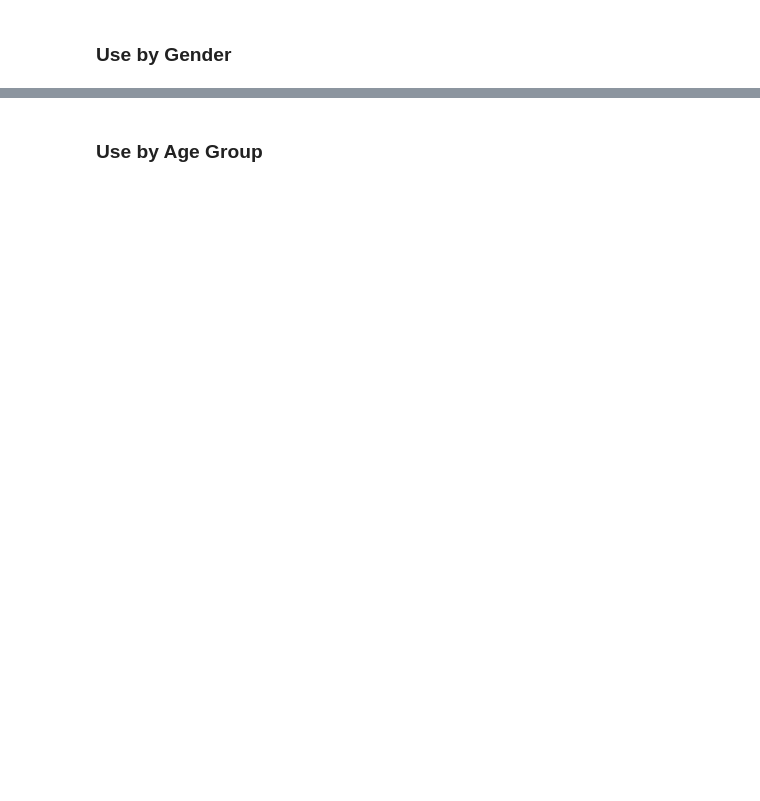
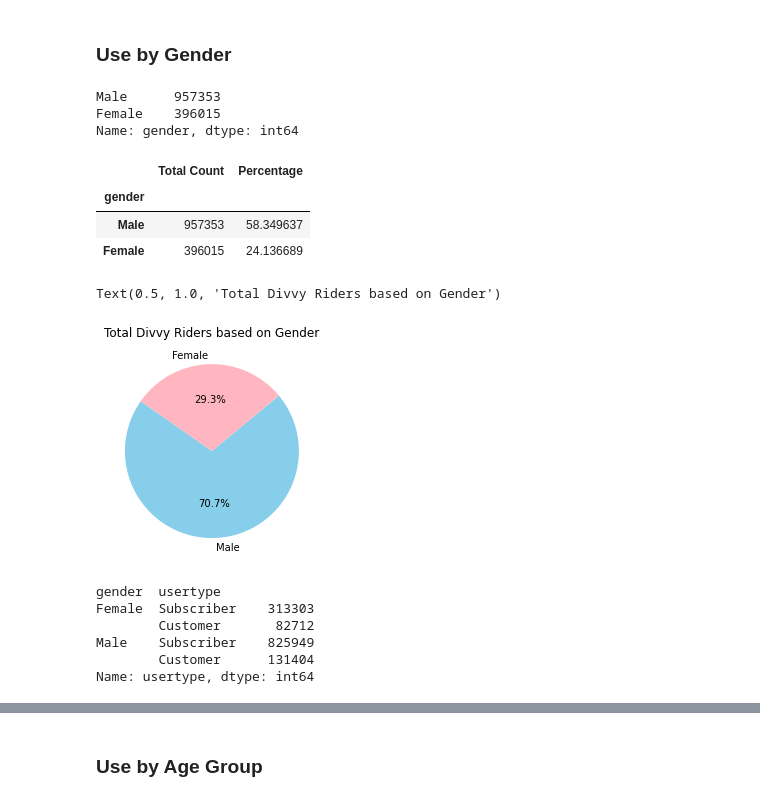
Before and after one commit to ruthhinkle/divvy-analysis, a Jupyter notebook: Divvy'ing_Up_Data_Final_Notebook.ipynb, the cells around one changed output, grey strips where cells are left out. Saved outputs shown, nothing was run; the diff lists cells and outputs as text; code cells hidden in the pictures; blank space fills up the shorter version.

```diff
--- a/Divvy'ing_Up_Data_Final_Notebook.ipynb
+++ b/Divvy'ing_Up_Data_Final_Notebook.ipynb
@@ -48,0 +258,4 @@ divvy_df.columns
+# %%
+# Convert bike ID to string
+divvy_df['bikeid'] = divvy_df['bikeid'].astype(str)
+divvy_df['bikeid'].dtypes
@@ -107,2 +416,51 @@ plt.tight_layout()
 # %% [markdown]
 ### Use by Gender
+# %%
+# Find amount of Male and Female riders
+divvy_df['gender'].value_counts()
+# %% [output]
+Male      957353
+Female    396015
+Name: gender, dtype: int64
+# %%
+# Group by gender
+usertype_gender_df = divvy_df.groupby('gender')
+
+# Count number of trips for each gender
+count_number_gender = divvy_df['trip_id'].nunique()
+
+# Count number of each gender
+gender_type_number = usertype_gender_df['trip_id'].nunique()
+
+# Calculate percentage for gender
+percent_gender =  gender_type_number / count_number_gender * 100
+
+# Display gender demographics
+gender_demographics_df = pd.DataFrame({'Total Count':gender_type_number,
+                                       'Percentage':percent_gender})
+gender_demographics_df.sort_values('Total Count', ascending = False)
+# %% [output]
+|  | Total Count | Percentage |
+| gender |  |  |
+| Male | 957353 | 58.349637 |
+| Female | 396015 | 24.136689 |
+# %%
+# Total Divvy Riders based on Gender- PIE CHART
+gender_data = divvy_df['gender'].value_counts()
+gender_labels = ['Male','Female']
+colours = ['skyblue', 'lightpink']
+plt.pie(gender_data, labels= gender_labels, colors=colours, autopct="%1.1f%%", startangle=145)
+plt.title("Total Divvy Riders based on Gender")
+# %% [output]
+Text(0.5, 1.0, 'Total Divvy Riders based on Gender')
+[figure, added]
+# %%
+# Find breakdown of each gender for each usertype
+usertype_gender_df['usertype'].value_counts()
+# %% [output]
+gender  usertype
+Female  Subscriber    313303
+        Customer       82712
+Male    Subscriber    825949
+        Customer      131404
+Name: usertype, dtype: int64
```
Also changed, not shown: parts of 53 cells of this notebook, 2 other files.
